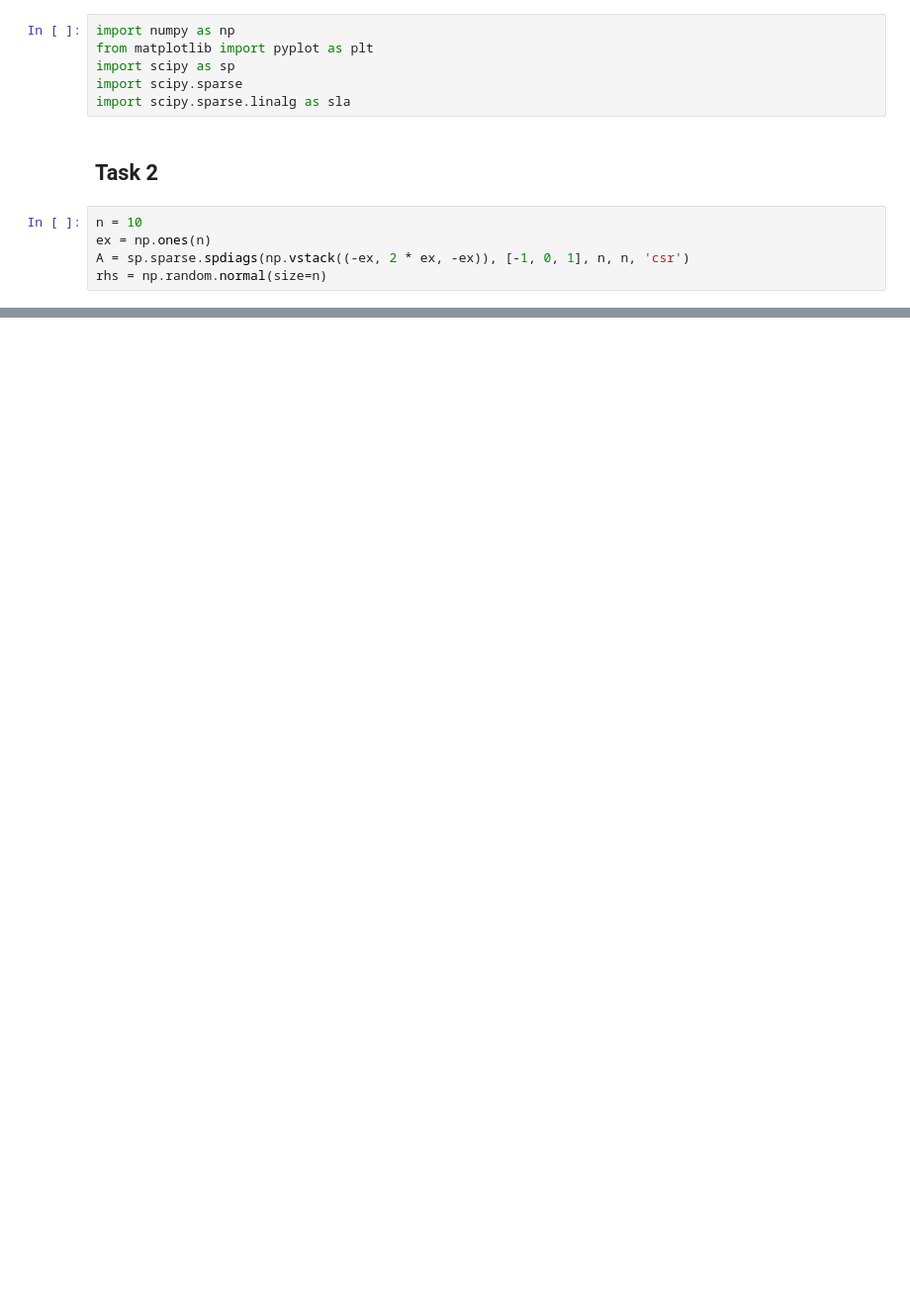
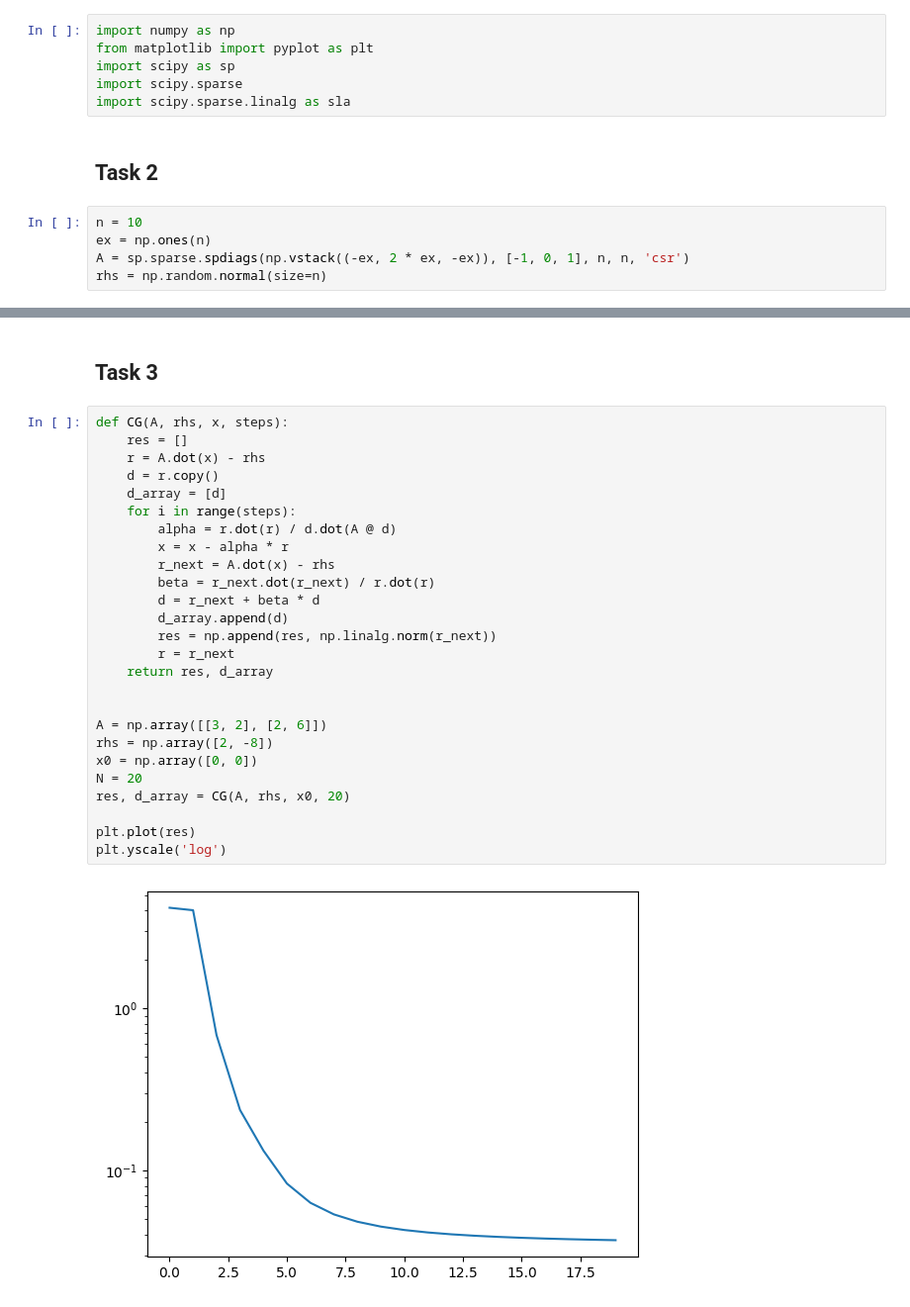
Before and after one commit to mrFendel/NumMethods, a Jupyter notebook: Hometasks/Assignment_5/tasks/Assignment5.ipynb, the cells around one changed output, grey strips where cells are left out. Shown: that part at 99% size. Cells and saved outputs as stored; diff of their text form; blank space fills up the shorter version.

Commit message:
Assignment 5: - task 2,3

```diff
--- a/Hometasks/Assignment_5/tasks/Assignment5.ipynb
+++ b/Hometasks/Assignment_5/tasks/Assignment5.ipynb
@@ -41,0 +37,30 @@ q = [0.95949297]
+# %% [markdown]
+## Task 3
+# %%
+def CG(A, rhs, x, steps):
+    res = []
+    r = A.dot(x) - rhs
+    d = r.copy()
+    d_array = [d]
+    for i in range(steps):
+        alpha = r.dot(r) / d.dot(A @ d)
+        x = x - alpha * r
+        r_next = A.dot(x) - rhs
+        beta = r_next.dot(r_next) / r.dot(r)
+        d = r_next + beta * d
+        d_array.append(d)
+        res = np.append(res, np.linalg.norm(r_next))
+        r = r_next
+    return res, d_array
+
+
+A = np.array([[3, 2], [2, 6]])
+rhs = np.array([2, -8])
+x0 = np.array([0, 0])
+N = 20
+res, d_array = CG(A, rhs, x0, 20)
+
+plt.plot(res)
+plt.yscale('log')
+# %% [output]
+[figure, added]
```
Also changed, not shown: parts of 3 cells of this notebook.
